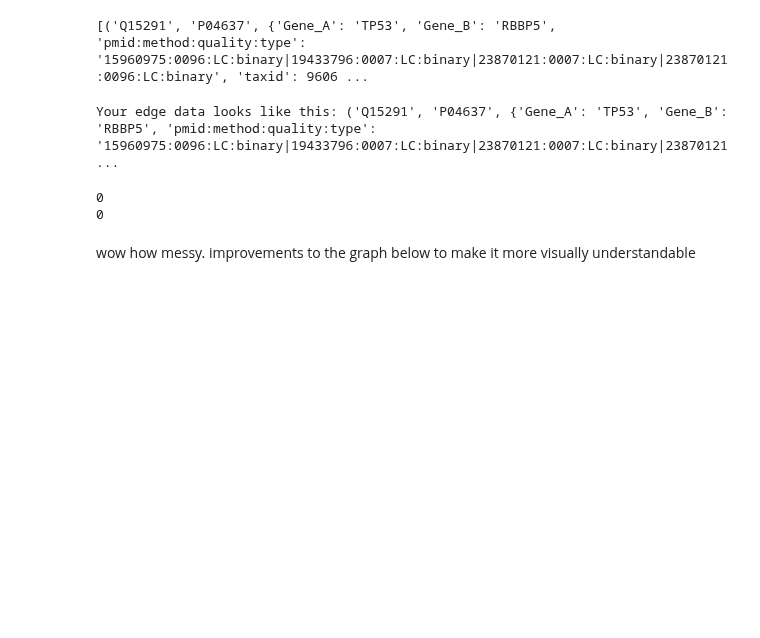
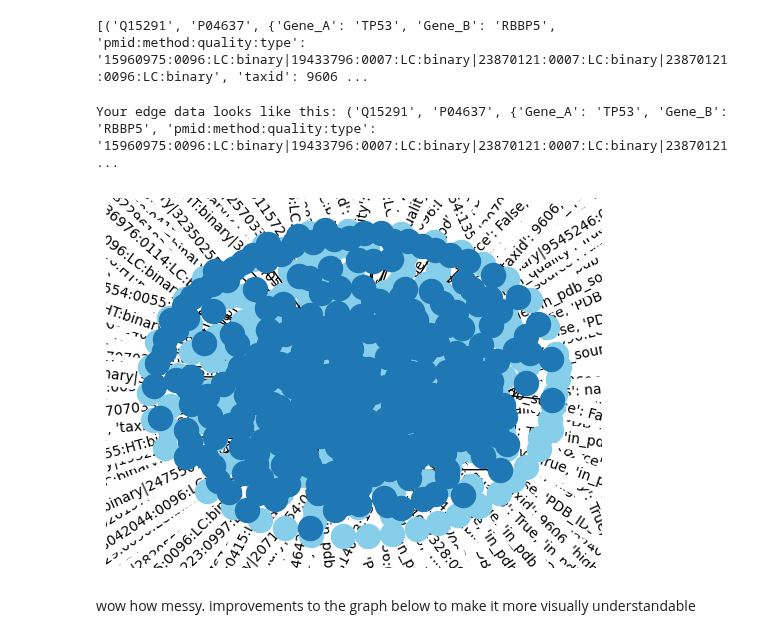
Before and after one commit to annaBANNANA6/protein-interaction-network, a Jupyter notebook: HINT_Exploration.ipynb, the cells around one changed output. Saved outputs shown, nothing was run; the diff lists cells and outputs as text; code cells hidden in the pictures; blank space fills up the shorter version.

```diff
--- a/HINT_Exploration.ipynb
+++ b/HINT_Exploration.ipynb
@@ -209,26 +254,20 @@ first_edge = list(subgraph.edges(data=True))[0]
 print("Your edge data looks like this:", first_edge)
 # %% [output]
 Your edge data looks like this: ('Q15291', 'P04637', {'Gene_A': 'TP53', 'Gene_B': 'RBBP5', 'pmid:method:quality:type': '15960975:0096:LC:binary|19433796:0007:LC:binary|23870121:0007:LC:binary|23870121 ...
-# %%
-print(len(binary_edges))
-# print(len(complex_edges))
-# since 0 the binary_edges and complex_edges list are empty still, due to adding wrong thing (evidence not a column)
-# %% [output]
-0
-0
 # %%
 # __DISPLAY___!!!!!!!!!! yippeeeee
 
 # draw nodes + specific node
 nx.draw_networkx_nodes(subgraph, position, node_size = 300, node_color = "skyblue")
 nx.draw_networkx_nodes(subgraph, position, nodelist = ["P04637"], node_size = 600, node_color = "blue")
 
-# draw binary + complex edges
-nx.draw_networkx_edges(subgraph, position, edgelist = binary_edges, edge_color = "red", style = "solid")
-# nx.draw_networkx_edges(subgraph, position, edgelist= complex_edges, edge_color = "green", style = "dashed")
+# draw binary + complex edges (see previous commits to see binary vs co-complex filtering, not needed anymore though)
+nx.draw_networkx_edges(subgraph, position, edgelist = subgraph.edges(), edge_color = "red", style = "solid")
 
 nx.draw_networkx_edge_labels(subgraph, position)
 nx.draw(subgraph)
+# %% [output]
+[figure, added]
 # %% [markdown]
 wow how messy. improvements to the graph below to make it more visually understandable
 # %%
```
Also changed, not shown: parts of 17 cells of this notebook.
